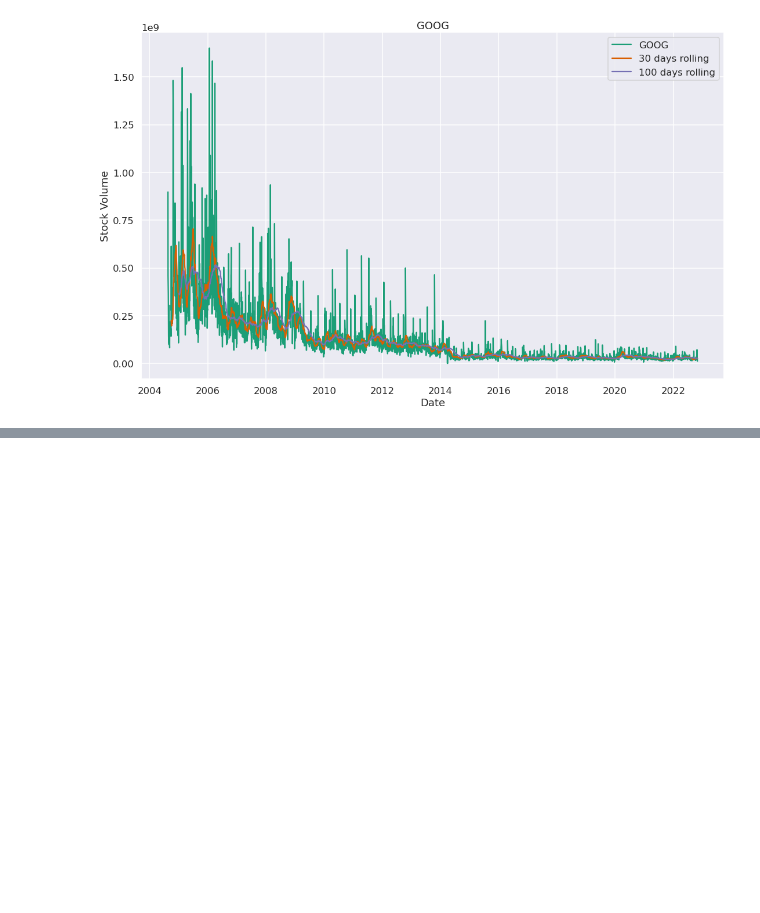
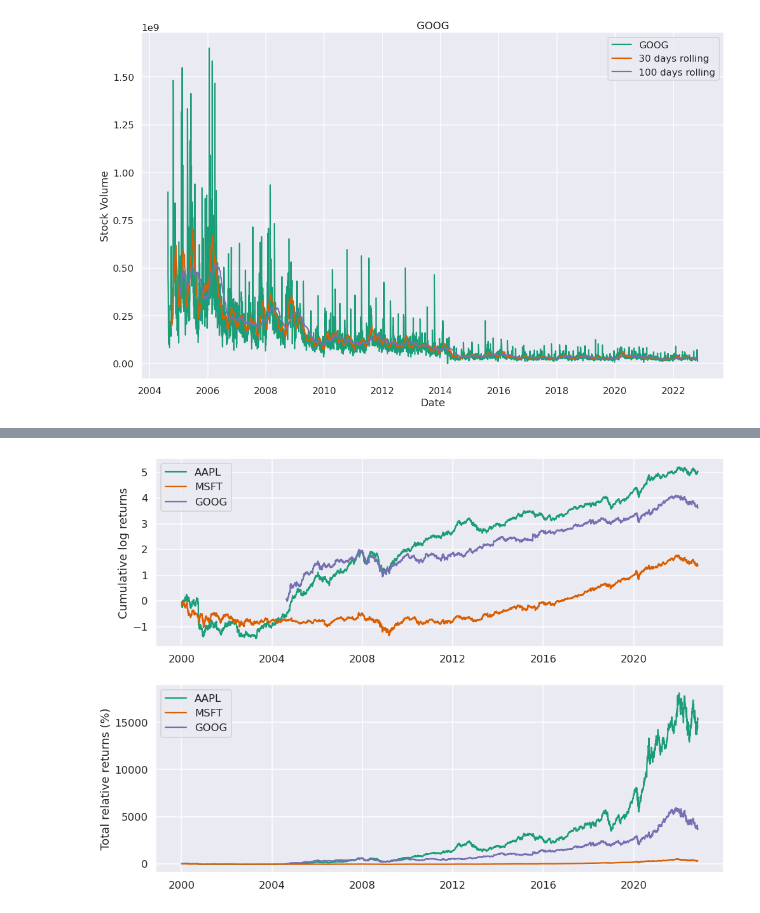
Before and after one commit to Jesus-Almansa/Final_Project_DA, a Jupyter notebook: project.ipynb, the cells around one changed output, grey strips where cells are left out. Cells and saved outputs as stored; diff of their text form; code cells hidden in the pictures; blank space fills up the shorter version.

```diff
--- a/project.ipynb
+++ b/project.ipynb
@@ -189,0 +190,4 @@ returns.head()
+# %%
+# Log returns - First the logarithm of the prices is taken and the the difference of consecutive (log) observations
+log_returns = np.log(df['Close']).diff()
+log_returns.head()
@@ -189,0 +202,18 @@ returns.head()
+# %%
+fig, (ax1, ax2) = plt.subplots(2, 1, figsize=(16,12))
+
+for c in log_returns:
+    ax1.plot(log_returns.index, log_returns[c].cumsum(), label=str(c))
+
+ax1.set_ylabel('Cumulative log returns')
+ax1.legend(loc='best')
+
+for c in log_returns:
+    ax2.plot(log_returns.index, 100*(np.exp(log_returns[c].cumsum()) - 1), label=str(c))
+
+ax2.set_ylabel('Total relative returns (%)')
+ax2.legend(loc='best')
+
+plt.show()
+# %% [output]
+[figure, added]
```
Also changed, not shown: parts of 2 cells of this notebook.
